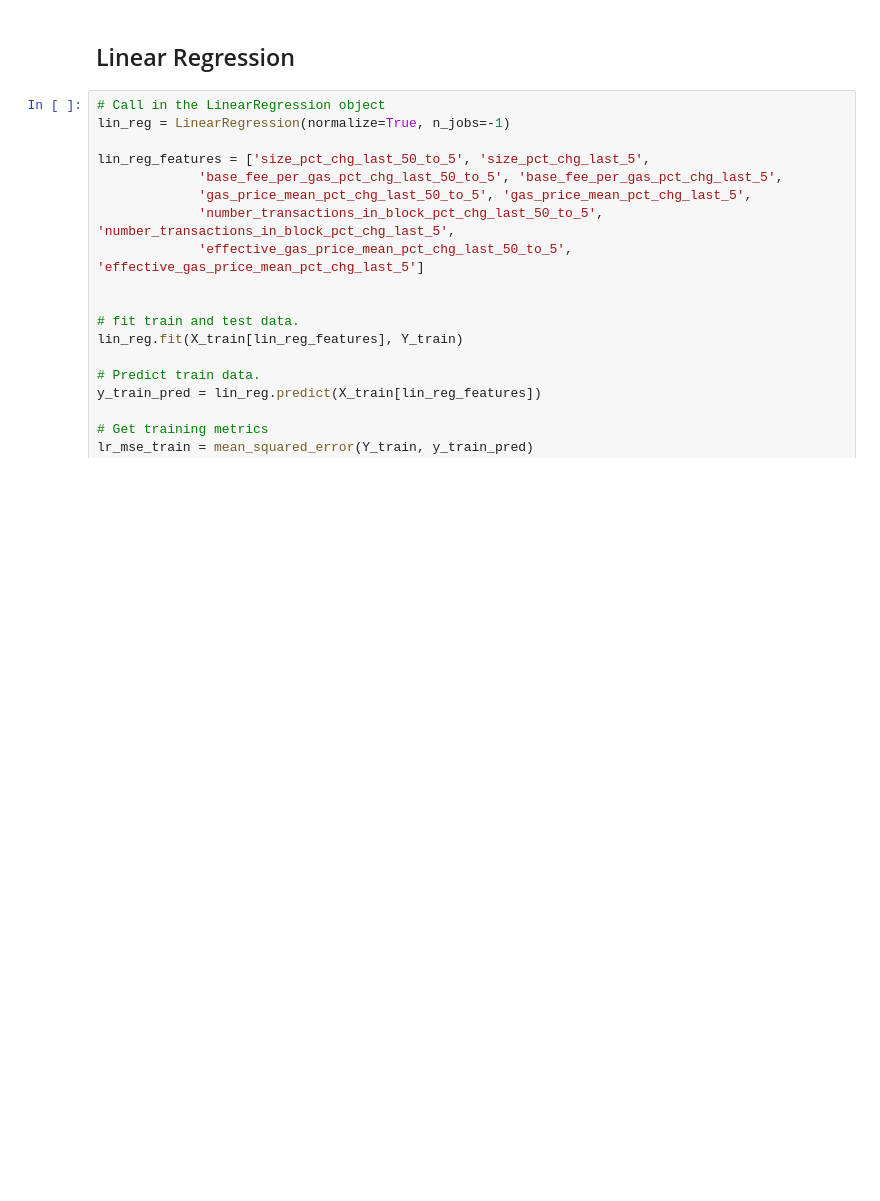
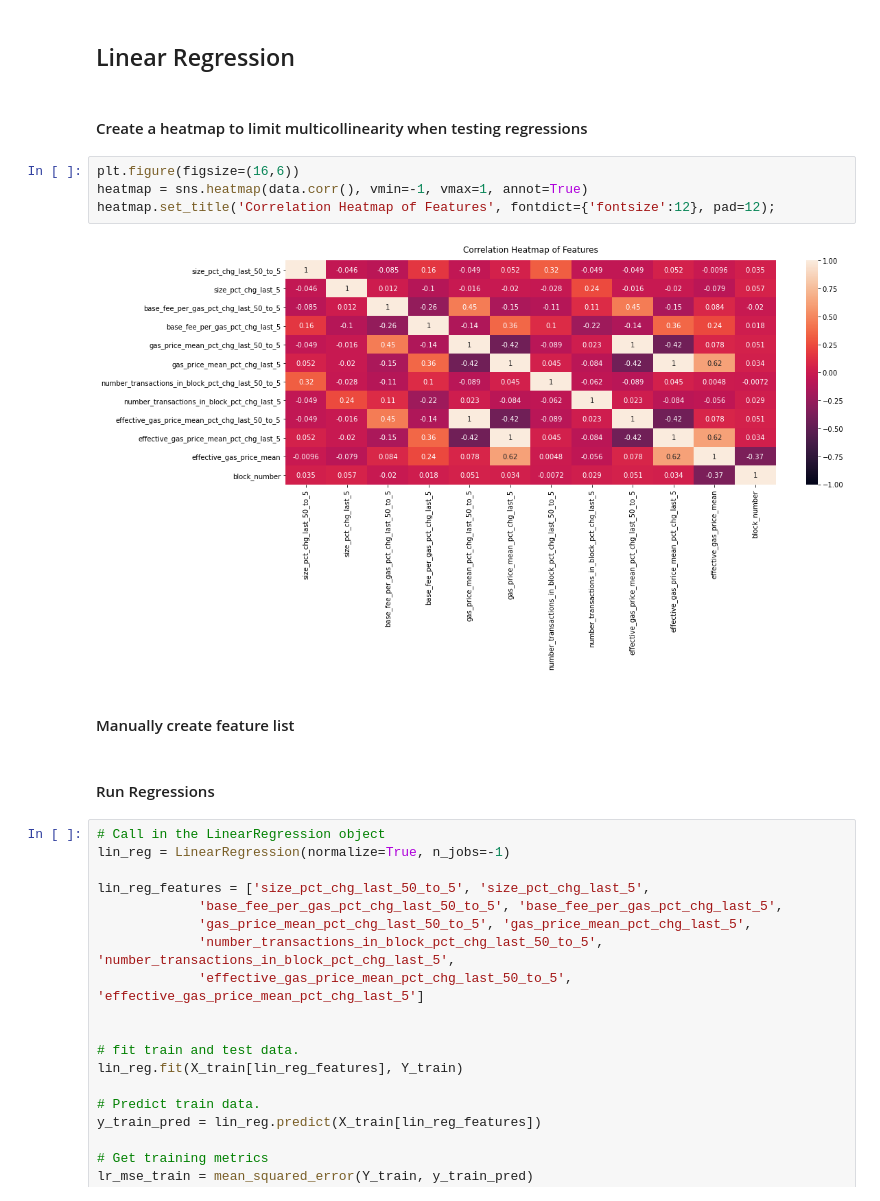
Before and after one commit to tracy-stephens/ethereum, a Jupyter notebook: Models_Rob_2.ipynb, the cells around one changed output. Cells and saved outputs as stored; diff of their text form; blank space fills up the shorter version.

```diff
--- a/Models_Rob_2.ipynb
+++ b/Models_Rob_2.ipynb
@@ -283,6 +265,18 @@ dev_data = X_dev.copy()
 test_data = X_test.copy()
 # %% [markdown]
 ## Linear Regression
+# %% [markdown]
+#### Create a heatmap to limit multicollinearity when testing regressions
+# %%
+plt.figure(figsize=(16,6))
+heatmap = sns.heatmap(data.corr(), vmin=-1, vmax=1, annot=True)
+heatmap.set_title('Correlation Heatmap of Features', fontdict={'fontsize':12}, pad=12);
+# %% [output]
+[figure, added]
+# %% [markdown]
+#### Manually create feature list
+# %% [markdown]
+#### Run Regressions
 # %%
 # Call in the LinearRegression object
 lin_reg = LinearRegression(normalize=True, n_jobs=-1)
```
Also changed, not shown: parts of 2 cells of this notebook.
